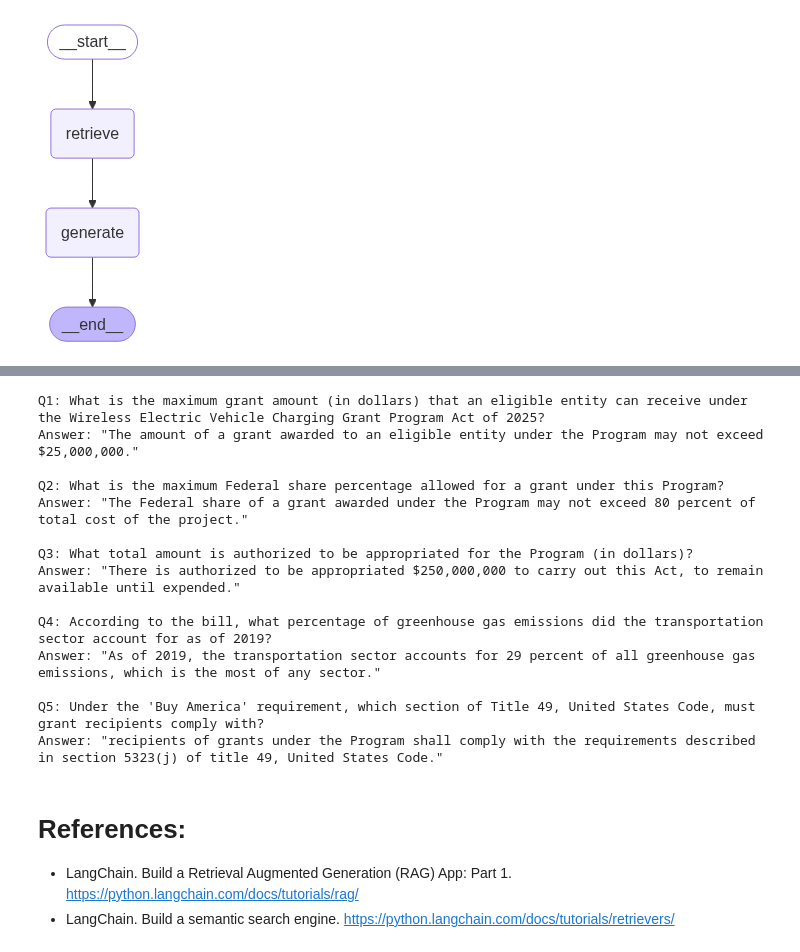
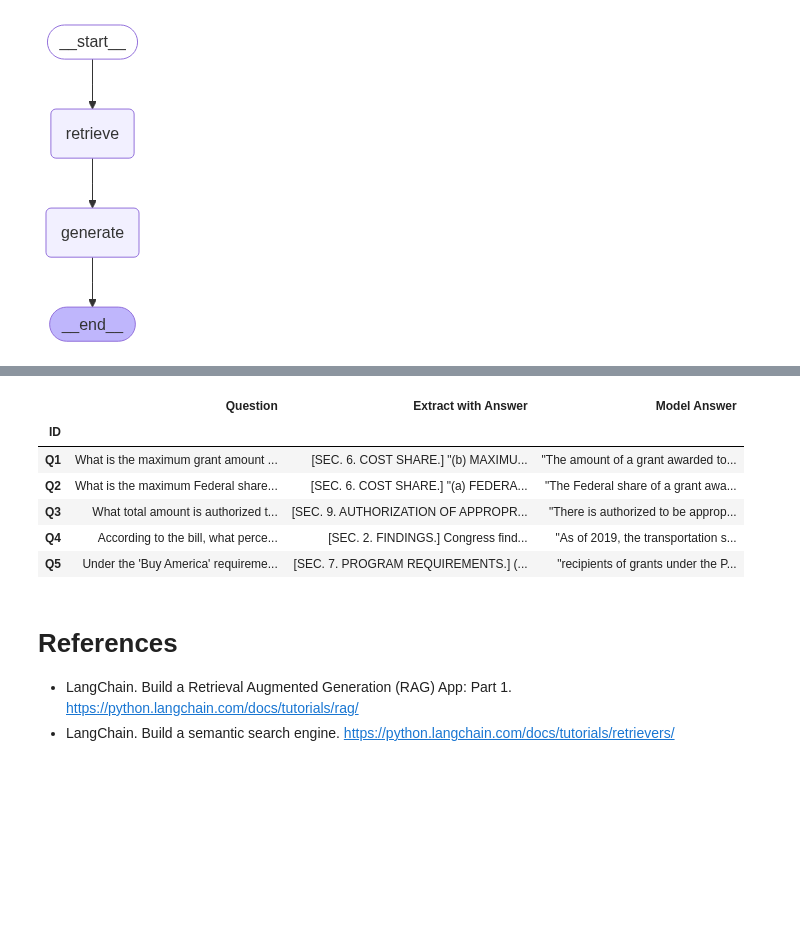
Before and after one commit to yauheniya-ai/langchain-rag, a Jupyter notebook: langchain-rag.ipynb, the cells around one changed output, grey strips where cells are left out. Saved outputs shown, nothing was run; the diff lists cells and outputs as text; code cells hidden in the pictures; blank space fills up the shorter version.

Commit message:
feat: add tables and charts to visualize methods and results

```diff
--- a/langchain-rag.ipynb
+++ b/langchain-rag.ipynb
@@ -144,3 +386,27 @@ Once a `VectorStore` has documents, you can query it in various ways:
 - sync or async,
 - using text or vectors,
 - with or without similarity scores.
+# %%
+max_k = 10  # max number of results per question
+
+# Prepare dict for data
+data = {"Question": []}
+for k in range(1, max_k + 1):
+    data[f"k={k}"] = []
+
+for question in questions:
+    data["Question"].append(question)
+    retrieved_docs = vector_store.similarity_search(question, k=max_k)
+
+    # For each k from 1 to max_k, get that doc info if available, else empty string
+    for k in range(1, max_k + 1):
+        if len(retrieved_docs) >= k:
+            doc = retrieved_docs[k - 1]
+            page = doc.metadata.get("page_label", "Unknown")
+            split_order = doc.metadata.get("split_order", "Unknown")
+            data[f"k={k}"].append(f"p={page}, s={split_order}")
+        else:
+            data[f"k={k}"].append("")
+
+df_results = pd.DataFrame(data)
+print(df_results)
@@ -150,7 +437,7 @@ print("-----\nRAG Prompt:\n", rag_prompt.messages[0].prompt.template)
 
 custom_prompt = PromptTemplate(
     input_variables=["context", "question"],
-    template="""You are a retrieval-augmented assistant. Answer the question using only the information provided in the context. Quote or copy the exact relevant text from the context, cleaning PDF extraction artifacts, such as line numbers, if necessary. If the answer is not present, reply "Not in context."
+    template="""You are a legal assistant. Answer the question using only the information provided in the context. Quote or copy the exact relevant text from the context, cleaning PDF extraction artifacts, such as line numbers, if necessary. If the answer is not present, reply "Not in context."
 Question: {question}
 Context: {context}
 Answer:"""
@@ -214,36 +501,23 @@ Answer: "The Federal share of a grant 5
 awarded under the Program may not exceed 80 percent 6
 of total cost of the project."
 # %%
-# Questions to test search accuracy
-questions = [
-    "What is the maximum grant amount (in dollars) that an eligible entity can receive under the Wireless Electric Vehicle Charging Grant Program Act of 2025?",
-    "What is the maximum Federal share percentage allowed for a grant under this Program?",
-    "What total amount is authorized to be appropriated for the Program (in dollars)?",
-    "According to the bill, what percentage of greenhouse gas emissions did the transportation sector account for as of 2019?",
-    "Under the 'Buy America' requirement, which section of Title 49, United States Code, must grant recipients comply with?"
-]
-
-for i, question in enumerate(questions, 1):
+answers = []
+for question in questions:
     result = graph.invoke({"question": question})
-    print(f"Q{i}: {question}")
-    print(f"Answer: {result['answer']}\n")
+    answers.append(result['answer'])
-# %% [output]
-Q1: What is the maximum grant amount (in dollars) that an eligible entity can receive under the Wireless Electric Vehicle Charging Grant Program Act of 2025?
-Answer: "The amount of a grant awarded to an eligible entity under the Program may not exceed $25,000,000."
-
-Q2: What is the maximum Federal share percentage allowed for a grant under this Program?
-Answer: "The Federal share of a grant awarded under the Program may not exceed 80 percent of total cost of the project."
-
-Q3: What total amount is authorized to be appropriated for the Program (in dollars)?
-Answer: "There is authorized to be appropriated $250,000,000 to carry out this Act, to remain available until expended."
-
-Q4: According to the bill, what percentage of greenhouse gas emissions did the transportation sector account for as of 2019?
-Answer: "As of 2019, the transportation sector accounts for 29 percent of all greenhouse gas emissions, which is the most of any sector."
-
-Q5: Under the 'Buy America' requirement, which section of Title 49, United States Code, must grant recipients comply with?
-Answer: "recipients of grants under the Program shall comply with the requirements described in section 5323(j) of title 49, United States Code."
+# %%
+df['Model Answer'] = answers
+display(style_df(df))
+# %% [output]
+|  | Question | Extract with Answer | Model Answer |
+| ID |  |  |  |
+| Q1 | What is the maximum grant amount ... | [SEC. 6. COST SHARE.] "(b) MAXIMU... | "The amount of a grant awarded to... |
+| Q2 | What is the maximum Federal share... | [SEC. 6. COST SHARE.] "(a) FEDERA... | "The Federal share of a grant awa... |
+| Q3 | What total amount is authorized t... | [SEC. 9. AUTHORIZATION OF APPROPR... | "There is authorized to be approp... |
+| Q4 | According to the bill, what perce... | [SEC. 2. FINDINGS.] Congress find... | "As of 2019, the transportation s... |
+| Q5 | Under the 'Buy America' requireme... | [SEC. 7. PROGRAM REQUIREMENTS.] (... | "recipients of grants under the P... |
 # %% [markdown]
-# References:
+# References
 
 - LangChain. Build a Retrieval Augmented Generation (RAG) App: Part 1. https://python.langchain.com/docs/tutorials/rag/
 - LangChain. Build a semantic search engine. https://python.langchain.com/docs/tutorials/retrievers/
```
Also changed, not shown: parts of 14 cells of this notebook, 3 other files.
